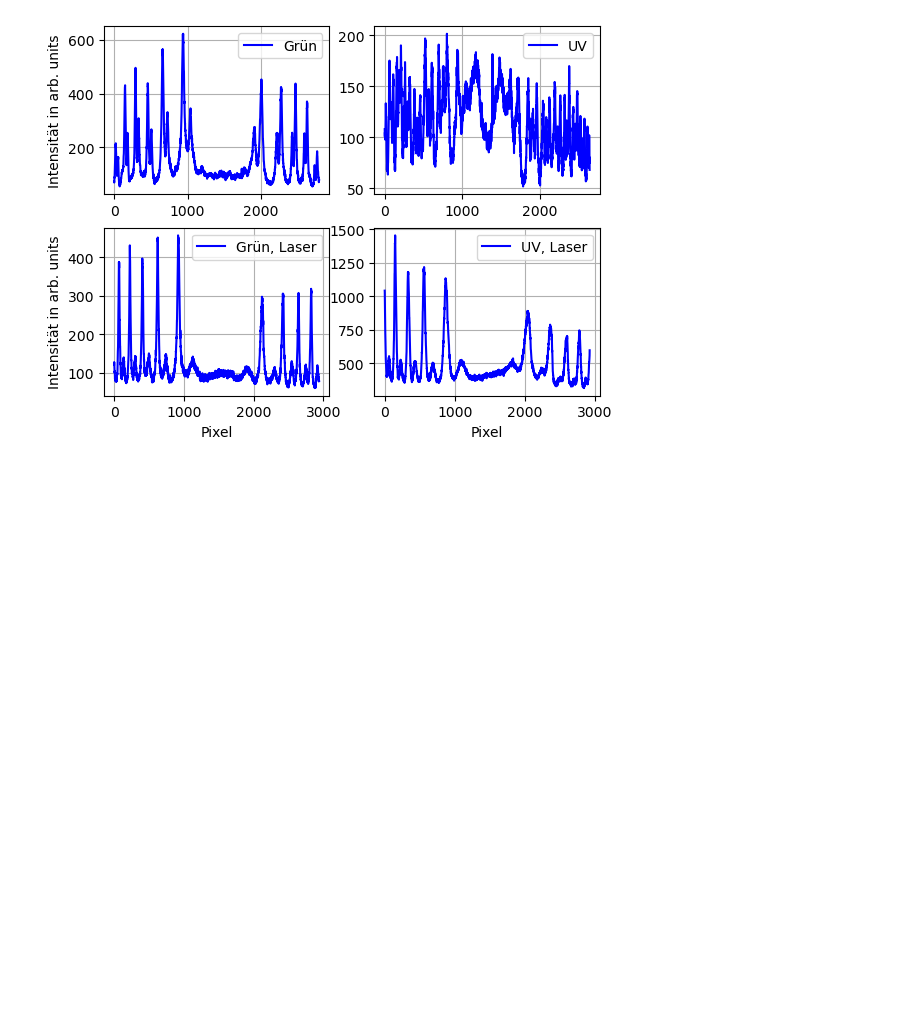
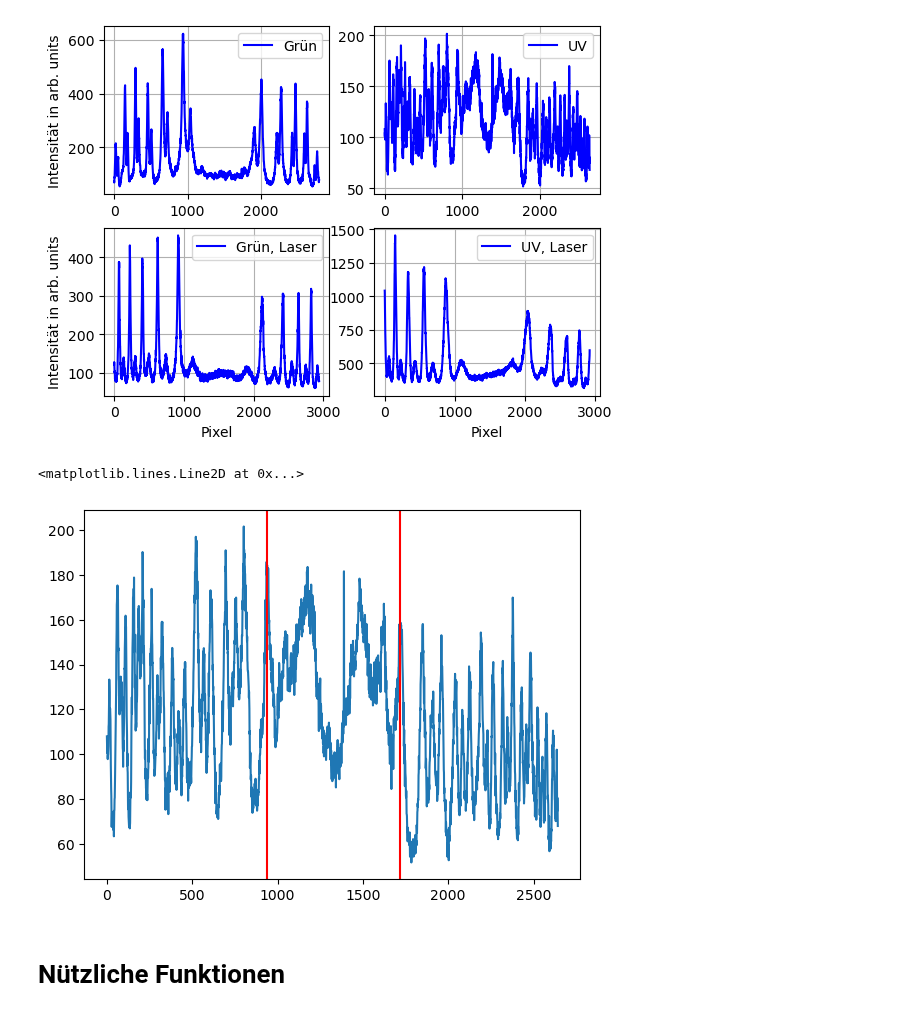
Before and after one commit to MRNock04/P3, a Jupyter notebook: Hyperfeinstruktur/Auswertung.ipynb, the cells around one changed output. Cells and saved outputs as stored; diff of their text form; code cells hidden in the pictures; blank space fills up the shorter version.

```diff
--- a/Hyperfeinstruktur/Auswertung.ipynb
+++ b/Hyperfeinstruktur/Auswertung.ipynb
@@ -32,3 +35,12 @@ for i in range(2):
     for j in range(2): ax0[i][j].legend(), ax0[i][j].grid()
 # %% [output]
 [figure]
+# %%
+plt.plot(uv[0] , uv[1])
+plt.axvline(x=940, color="red")
+plt.axvline(x=1720, color="red")
+# %% [output]
+<matplotlib.lines.Line2D at 0x...>
+[figure, added]
+# %% [markdown]
+# Nützliche Funktionen
```
Also changed, not shown: parts of 21 cells of this notebook.
